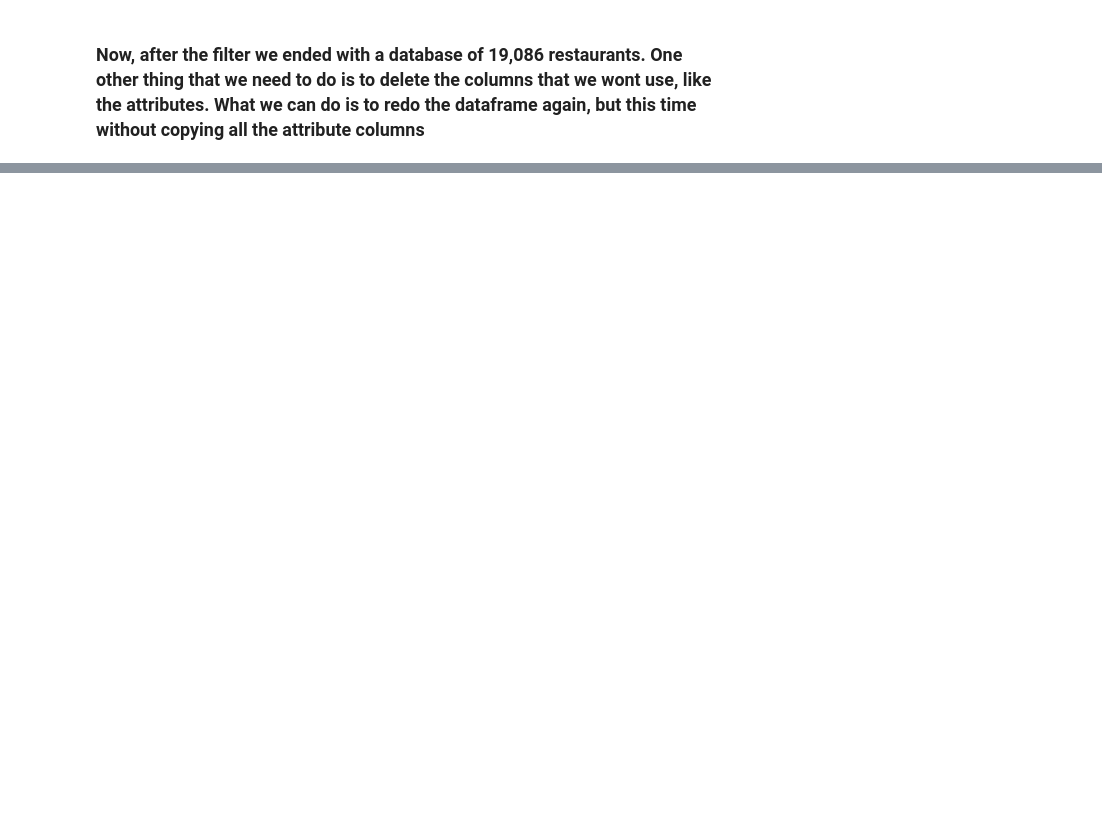
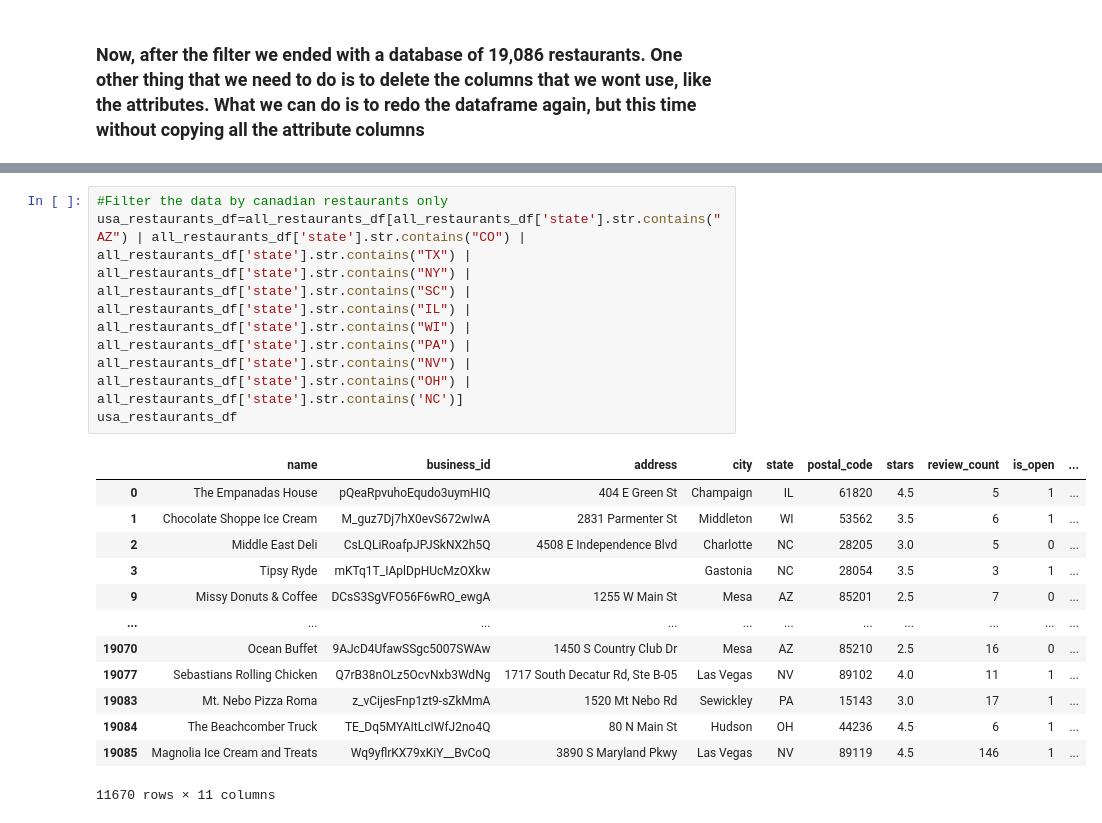
Before and after one commit to CS-UCR/final-project-order-66, a Jupyter notebook: Data_Cleaning.ipynb, the cells around one changed output, grey strips where cells are left out. Cells and saved outputs as stored; diff of their text form; blank space fills up the shorter version.

```diff
--- a/Data_Cleaning.ipynb
+++ b/Data_Cleaning.ipynb
@@ -137,0 +307,18 @@ all_restaurants_df
+# %%
+#Filter the data by canadian restaurants only
+usa_restaurants_df=all_restaurants_df[all_restaurants_df['state'].str.contains("AZ") | all_restaurants_df['state'].str.contains("CO") | all_restaurants_df['state'].str.contains("TX") | all_restaurants_df['state'].str.contains("NY") | all_restaurants_df['state'].str.contains("SC") | all_restaurants_df['state'].str.contains("IL") | all_restaurants_df['state'].str.contains("WI") | all_restaurants_df['state'].str.contains("PA") | all_restaurants_df['state'].str.contains("NV") | all_restaurants_df['state'].str.contains("OH") | all_restaurants_df['state'].str.contains('NC')]
+usa_restaurants_df
+# %% [output]
+|  | name | business_id | address | city | state | postal_code | stars | review_count | is_open | ... |
+| 0 | The Empanadas House | pQeaRpvuhoEqudo3uymHIQ | 404 E Green St | Champaign | IL | 61820 | 4.5 | 5 | 1 | ... |
+| 1 | Chocolate Shoppe Ice Cream | M_guz7Dj7hX0evS672wIwA | 2831 Parmenter St | Middleton | WI | 53562 | 3.5 | 6 | 1 | ... |
+| 2 | Middle East Deli | CsLQLiRoafpJPJSkNX2h5Q | 4508 E Independence Blvd | Charlotte | NC | 28205 | 3.0 | 5 | 0 | ... |
+| 3 | Tipsy Ryde | mKTq1T_IAplDpHUcMzOXkw |  | Gastonia | NC | 28054 | 3.5 | 3 | 1 | ... |
+| 9 | Missy Donuts & Coffee | DCsS3SgVFO56F6wRO_ewgA | 1255 W Main St | Mesa | AZ | 85201 | 2.5 | 7 | 0 | ... |
+| ... | ... | ... | ... | ... | ... | ... | ... | ... | ... | ... |
+| 19070 | Ocean Buffet | 9AJcD4UfawSSgc5007SWAw | 1450 S Country Club Dr | Mesa | AZ | 85210 | 2.5 | 16 | 0 | ... |
+| 19077 | Sebastians Rolling Chicken | Q7rB38nOLz5OcvNxb3WdNg | 1717 South Decatur Rd, Ste B-05 | Las Vegas | NV | 89102 | 4.0 | 11 | 1 | ... |
+| 19083 | Mt. Nebo Pizza Roma | z_vCijesFnp1zt9-sZkMmA | 1520 Mt Nebo Rd | Sewickley | PA | 15143 | 3.0 | 17 | 1 | ... |
+| 19084 | The Beachcomber Truck | TE_Dq5MYAItLcIWfJ2no4Q | 80 N Main St | Hudson | OH | 44236 | 4.5 | 6 | 1 | ... |
+| 19085 | Magnolia Ice Cream and Treats | Wq9yflrKX79xKiY__BvCoQ | 3890 S Maryland Pkwy | Las Vegas | NV | 89119 | 4.5 | 146 | 1 | ... |
+11670 rows × 11 columns
```
Also changed, not shown: parts of 33 cells of this notebook.
